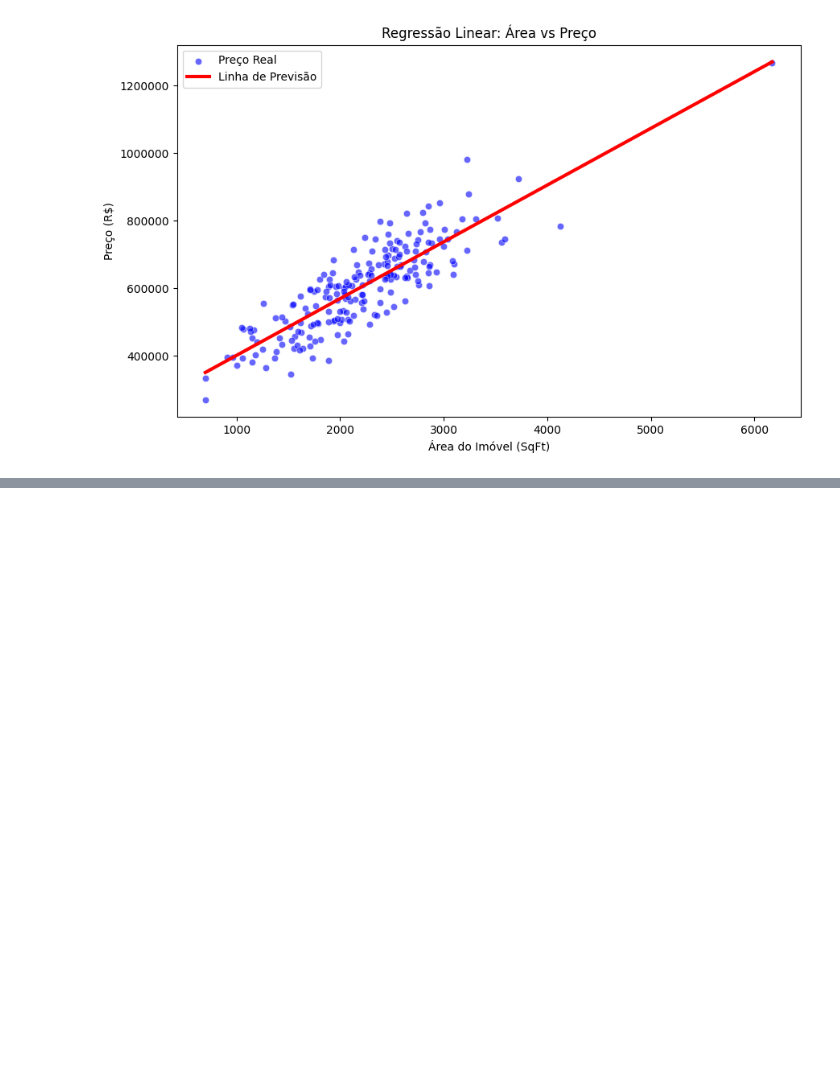
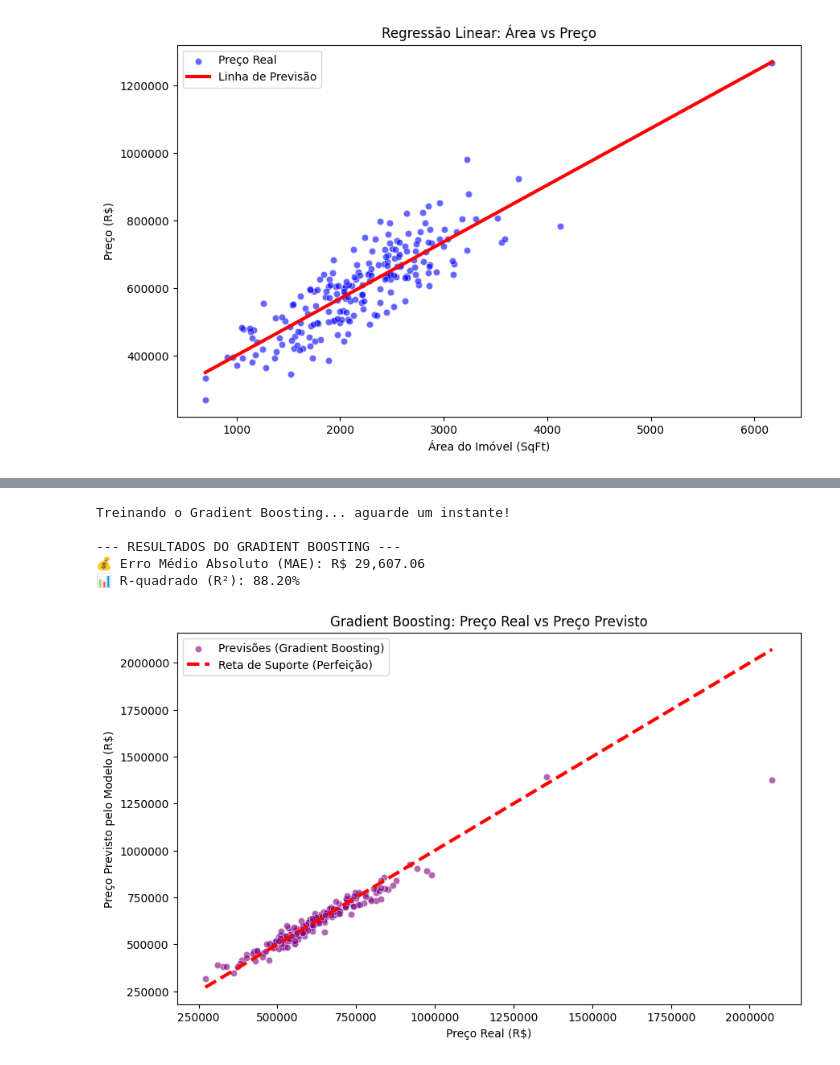
Before and after one commit to e-junior/imobiliary-predictions, a Jupyter notebook: predictions.ipynb, the cells around one changed output, grey strips where cells are left out. Cells and saved outputs as stored; diff of their text form; code cells hidden in the pictures; blank space fills up the shorter version.

```diff
--- a/predictions.ipynb
+++ b/predictions.ipynb
@@ -89,0 +212,54 @@ dataL.head()
+# %%
+# gradient booster
+
+# Importando o modelo Gradient Boosting
+from sklearn.ensemble import GradientBoostingRegressor
+
+# 1. Criando o modelo
+modelo_gb = GradientBoostingRegressor(random_state=42)
+
+# 2. Treinando o modelo com os nossos dados
+print("Treinando o Gradient Boosting... aguarde um instante!")
+modelo_gb.fit(X_train_m, y_train_m)
+
+# 3. Fazendo previsões
+y_pred_gb = modelo_gb.predict(X_test_m)
+
+# 4. Avaliando os resultados
+mae_gb = mean_absolute_error(y_test_m, y_pred_gb)
+r2_gb = r2_score(y_test_m, y_pred_gb)
+
+print("\n--- RESULTADOS DO GRADIENT BOOSTING ---")
+print(f"💰 Erro Médio Absoluto (MAE): R$ {mae_gb:,.2f}")
+print(f"📊 R-quadrado (R²): {r2_gb:.2%}")
+# %% [output]
+Treinando o Gradient Boosting... aguarde um instante!
+
+--- RESULTADOS DO GRADIENT BOOSTING ---
+💰 Erro Médio Absoluto (MAE): R$ 29,607.06
+📊 R-quadrado (R²): 88.20%
+# %%
+import matplotlib.pyplot as plt
+import seaborn as sns
+
+plt.figure(figsize=(10, 6))
+
+# 1. Plotando as previsões do Gradient Boosting (vamos usar a cor roxa/purple)
+sns.scatterplot(x=y_test_m, y=y_pred_gb, color='purple', alpha=0.6, label='Previsões (Gradient Boosting)')
+
+# 2. Desenhando a Reta de Suporte (Perfeição)
+min_val = min(y_test_m.min(), y_pred_gb.min())
+max_val = max(y_test_m.max(), y_pred_gb.max())
+
+plt.plot([min_val, max_val], [min_val, max_val], color='red', linewidth=3, linestyle='--', label='Reta de Suporte (Perfeição)')
+
+# Configurações de exibição
+plt.title('Gradient Boosting: Preço Real vs Preço Previsto')
+plt.xlabel('Preço Real (R$)')
+plt.ylabel('Preço Previsto pelo Modelo (R$)')
+plt.ticklabel_format(style='plain', axis='x')
+plt.ticklabel_format(style='plain', axis='y')
+plt.legend()
+plt.show()
+# %% [output]
+[figure, added]
```
Also changed, not shown: parts of 8 cells of this notebook.
